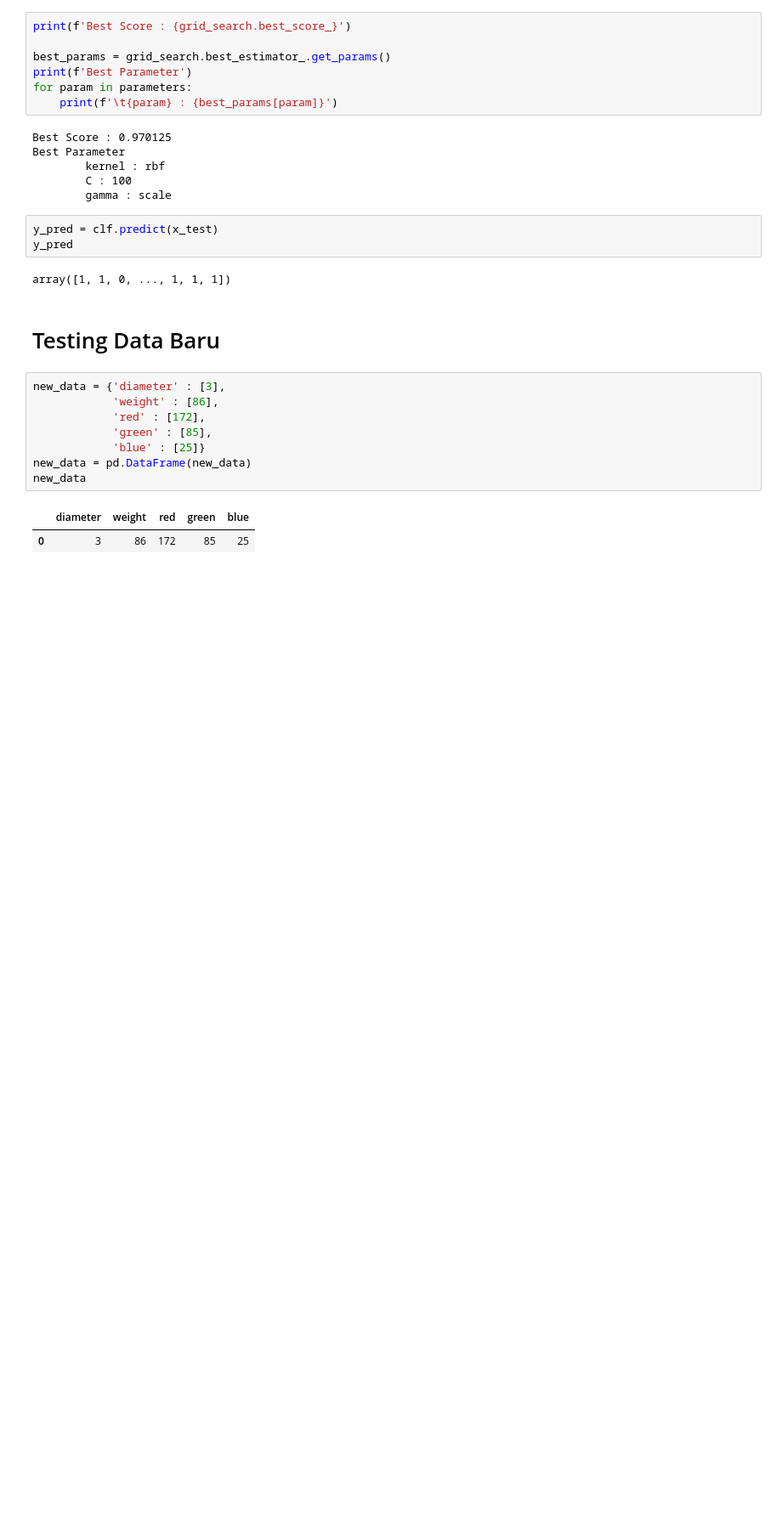
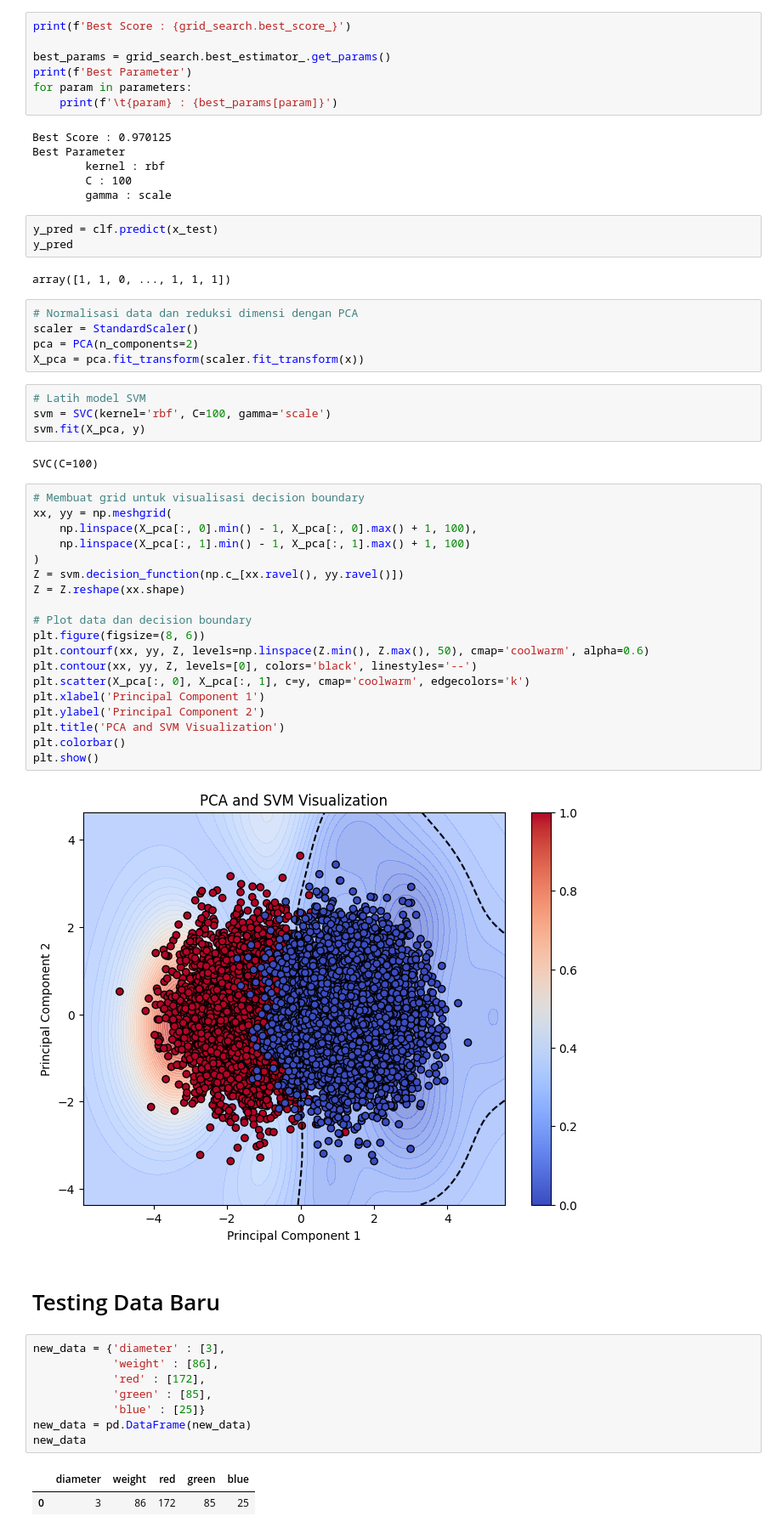
Before and after one commit to Rafluz/Mechine-Learning-Model, a Jupyter notebook: SVM/fruitsvm.ipynb, the cells around one changed output. Shown at 85% size. Saved outputs shown, nothing was run; the diff lists cells and outputs as text; blank space fills up the shorter version.

```diff
--- a/SVM/fruitsvm.ipynb
+++ b/SVM/fruitsvm.ipynb
@@ -255,6 +255,38 @@ y_pred = clf.predict(x_test)
 y_pred
 # %% [output]
 array([1, 1, 0, ..., 1, 1, 1])
+# %%
+# Normalisasi data dan reduksi dimensi dengan PCA
+scaler = StandardScaler()
+pca = PCA(n_components=2)
+X_pca = pca.fit_transform(scaler.fit_transform(x))
+# %%
+# Latih model SVM
+svm = SVC(kernel='rbf', C=100, gamma='scale')
+svm.fit(X_pca, y)
+# %% [output]
+SVC(C=100)
+# %%
+# Membuat grid untuk visualisasi decision boundary
+xx, yy = np.meshgrid(
+    np.linspace(X_pca[:, 0].min() - 1, X_pca[:, 0].max() + 1, 100),
+    np.linspace(X_pca[:, 1].min() - 1, X_pca[:, 1].max() + 1, 100)
+)
+Z = svm.decision_function(np.c_[xx.ravel(), yy.ravel()])
+Z = Z.reshape(xx.shape)
+
+# Plot data dan decision boundary
+plt.figure(figsize=(8, 6))
+plt.contourf(xx, yy, Z, levels=np.linspace(Z.min(), Z.max(), 50), cmap='coolwarm', alpha=0.6)
+plt.contour(xx, yy, Z, levels=[0], colors='black', linestyles='--')
+plt.scatter(X_pca[:, 0], X_pca[:, 1], c=y, cmap='coolwarm', edgecolors='k')
+plt.xlabel('Principal Component 1')
+plt.ylabel('Principal Component 2')
+plt.title('PCA and SVM Visualization')
+plt.colorbar()
+plt.show()
+# %% [output]
+[figure, added]
 # %% [markdown]
 # Testing Data Baru
 # %%
```
Also changed, not shown: 5 other files.
